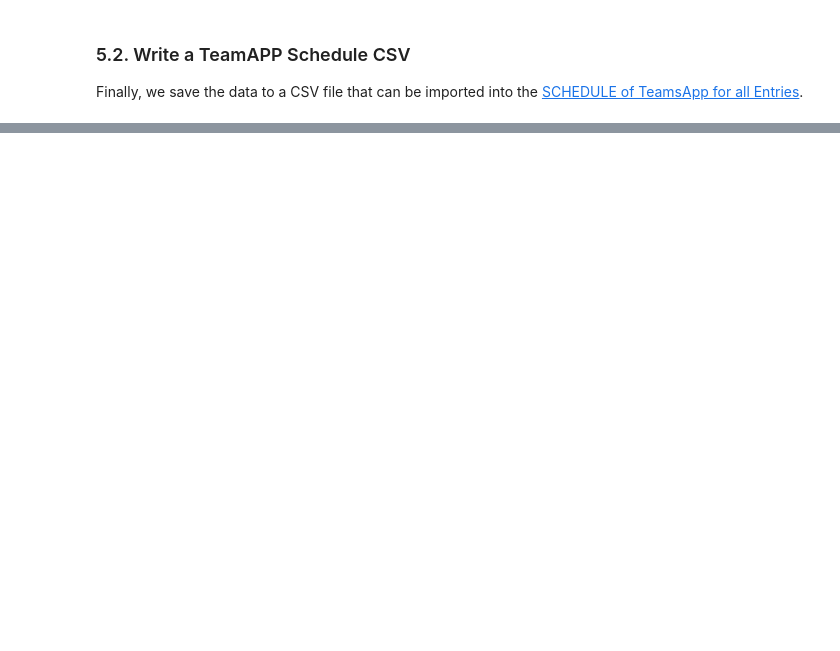
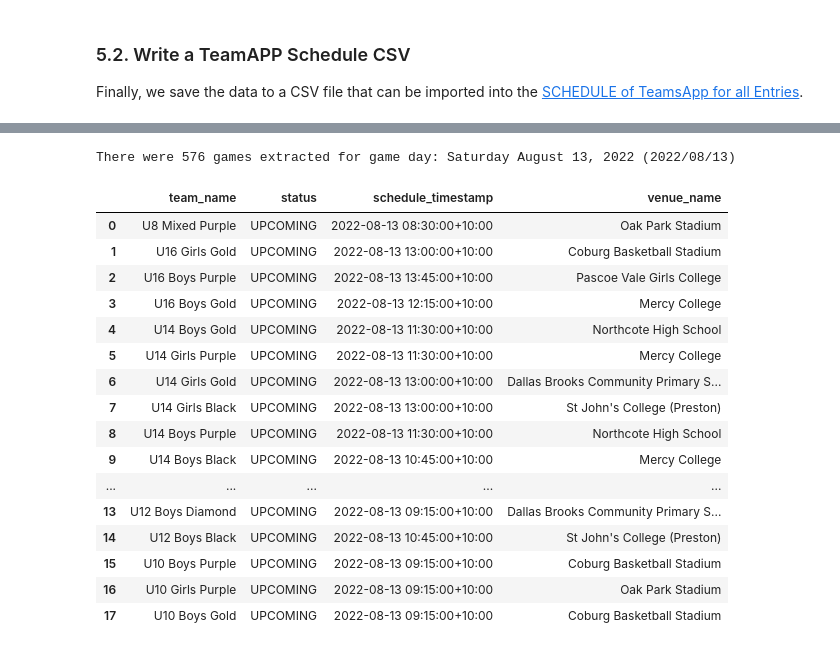
Before and after one commit to ssardina/tapp-fixture, a Jupyter notebook: playhq_scrape.ipynb, the cells around one changed output, grey strips where cells are left out. Drawn from its saved outputs; the diff is of its cells as text; code cells hidden in the pictures; blank space fills up the shorter version.

```diff
--- a/playhq_scrape.ipynb
+++ b/playhq_scrape.ipynb
@@ -195,0 +338,6 @@ team_apps_csv_df.to_csv(file_csv, index=False)
+# %%
+upcoming_games2_df = phq_club.get_games(teams_df, GAME_DATE_TIMESTAMP)
+
+print(f'There were {upcoming_games2_df.size} games extracted for game day: {GAME_DATE_NAME}')
+upcoming_games_df[phq.GAMES_COLS]
+# %% [output]
@@ -195,0 +364,18 @@ team_apps_csv_df.to_csv(file_csv, index=False)
+There were 576 games extracted for game day: Saturday August 13, 2022 (2022/08/13)
+|  | team_name | status | schedule_timestamp | venue_name |
+| 0 | U8 Mixed Purple | UPCOMING | 2022-08-13 08:30:00+10:00 | Oak Park Stadium |
+| 1 | U16 Girls Gold | UPCOMING | 2022-08-13 13:00:00+10:00 | Coburg Basketball Stadium |
+| 2 | U16 Boys Purple | UPCOMING | 2022-08-13 13:45:00+10:00 | Pascoe Vale Girls College |
+| 3 | U16 Boys Gold | UPCOMING | 2022-08-13 12:15:00+10:00 | Mercy College |
+| 4 | U14 Boys Gold | UPCOMING | 2022-08-13 11:30:00+10:00 | Northcote High School |
+| 5 | U14 Girls Purple | UPCOMING | 2022-08-13 11:30:00+10:00 | Mercy College |
+| 6 | U14 Girls Gold | UPCOMING | 2022-08-13 13:00:00+10:00 | Dallas Brooks Community Primary S... |
+| 7 | U14 Girls Black | UPCOMING | 2022-08-13 13:00:00+10:00 | St John's College (Preston) |
+| 8 | U14 Boys Purple | UPCOMING | 2022-08-13 11:30:00+10:00 | Northcote High School |
+| 9 | U14 Boys Black | UPCOMING | 2022-08-13 10:45:00+10:00 | Mercy College |
+| ... | ... | ... | ... | ... |
+| 13 | U12 Boys Diamond | UPCOMING | 2022-08-13 09:15:00+10:00 | Dallas Brooks Community Primary S... |
+| 14 | U12 Boys Black | UPCOMING | 2022-08-13 10:45:00+10:00 | St John's College (Preston) |
+| 15 | U10 Boys Purple | UPCOMING | 2022-08-13 09:15:00+10:00 | Coburg Basketball Stadium |
+| 16 | U10 Girls Purple | UPCOMING | 2022-08-13 09:15:00+10:00 | Oak Park Stadium |
+| 17 | U10 Boys Gold | UPCOMING | 2022-08-13 09:15:00+10:00 | Coburg Basketball Stadium |
```
Also changed, not shown: parts of 16 cells of this notebook.
